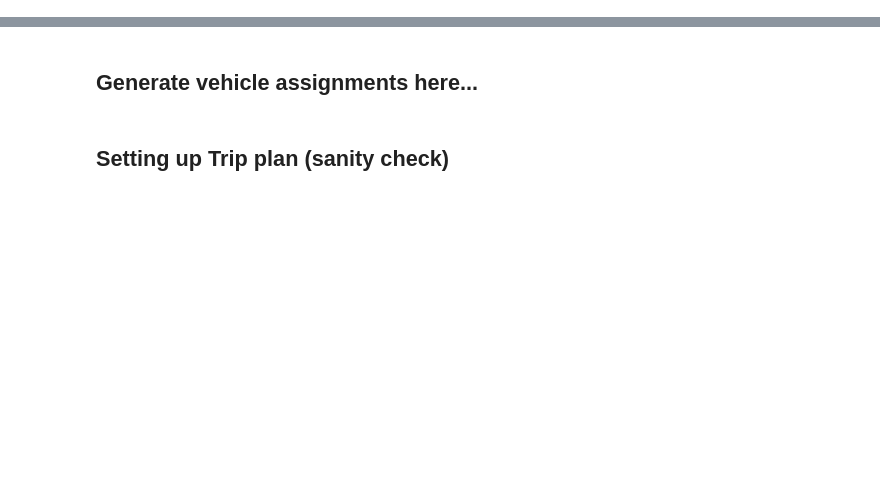
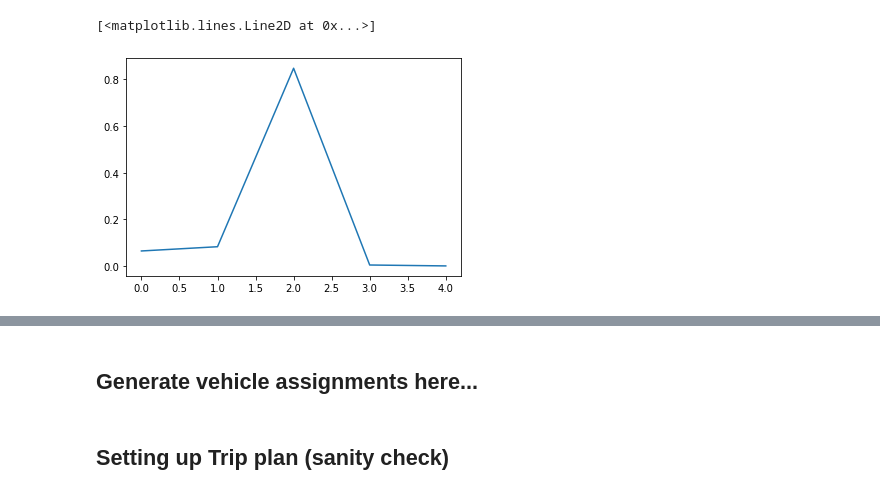
Before and after one commit to jptalusan/ICCPS_stationing, a Jupyter notebook: data_generation/generate_day_trips.ipynb, the cells around one changed output, grey strips where cells are left out. Saved outputs shown, nothing was run; the diff lists cells and outputs as text; code cells hidden in the pictures; blank space fills up the shorter version.

```diff
--- a/data_generation/generate_day_trips.ipynb
+++ b/data_generation/generate_day_trips.ipynb
@@ -289,3 +454,8 @@ WARNING:tensorflow:A checkpoint was restored (e.g. tf.train.Checkpoint.restore o
+# %%
+plt.plot([6.4473554e-02, 8.2699254e-02, 8.4818405e-01, 4.2822519e-03, 3.6081712e-04])
+# %% [output]
+[<matplotlib.lines.Line2D at 0x...>]
+[figure, added]
 # %%
 _columns = ['trip_id', 'transit_date', 'arrival_time', 'scheduled_time', 'vehicle_id', 'vehicle_capacity', 'block_abbr', 'stop_sequence', 'stop_id_original', 'route_id_dir', 'zero_load_at_trip_end', 'y_pred_classes', 'sampled_loads']
 trip_res = trip_res[_columns]
```
Also changed, not shown: parts of 23 cells of this notebook, 18 other files.
